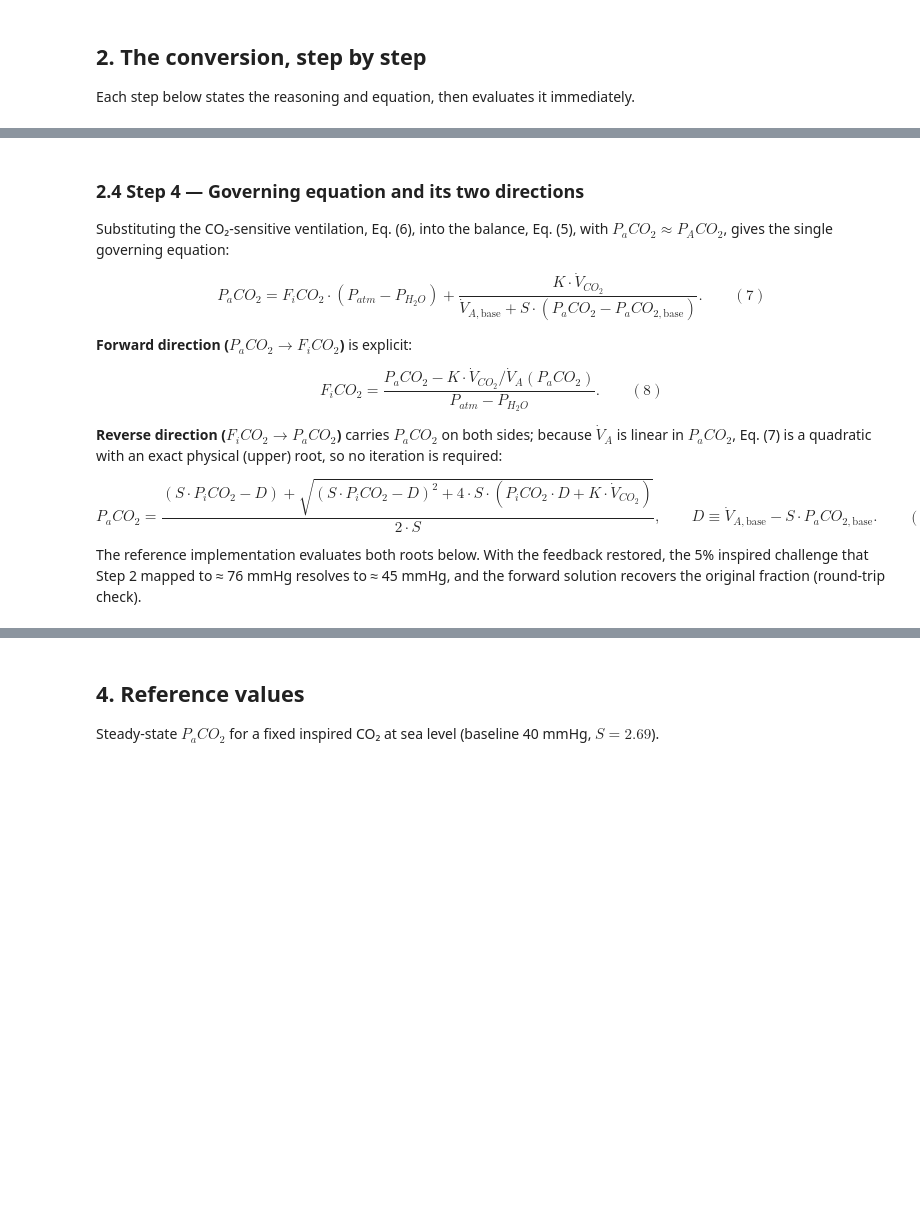
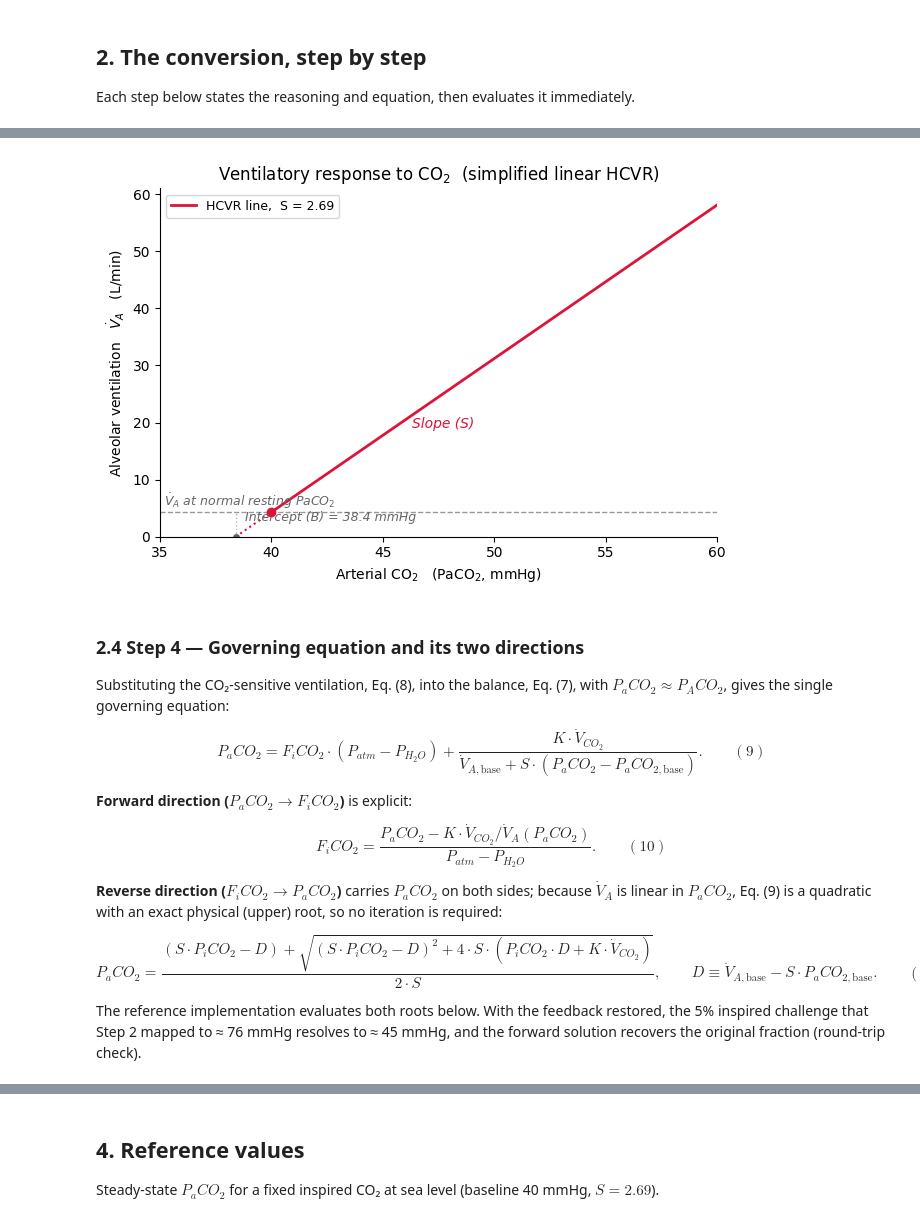
Before and after one commit to moonsukk/fico2-paco2-converter, a Jupyter notebook: FiCO2_PaCO2_conversion.ipynb, the cells around one changed output, grey strips where cells are left out. Cells and saved outputs as stored; diff of their text form; code cells hidden in the pictures; blank space fills up the shorter version.

```diff
--- a/FiCO2_PaCO2_conversion.ipynb
+++ b/FiCO2_PaCO2_conversion.ipynb
@@ -125,20 +153,64 @@ for paco2 in (40.0, 45.0, 60.0):
+# %%
+# Visualise Step 3: how alveolar ventilation rises with PaCO2 (simplified linear HCVR, S = 2.69).
+# Solid = region actually used (PaCO2 >= baseline); dotted = extrapolation below baseline, whose
+# x-intercept B is the apnoeic threshold; dashed line = ventilation at the normal resting PaCO2.
+try:
+    import numpy as np, matplotlib.pyplot as plt
+
+    B = PaCO2_base - VA_base / S                  # x-intercept of the HCVR line (apnoeic threshold)
+    x_used   = np.linspace(PaCO2_base, 60, 70)    # region actually used (PaCO2 >= baseline)
+    x_extrap = np.linspace(B, PaCO2_base, 20)     # extrapolation down to the intercept B
+
+    fig, ax = plt.subplots(figsize=(6.5, 4.5))
+
+    # horizontal asymptote: ventilation at the normal resting PaCO2
+    ax.axhline(VA_base, ls='--', color='0.6', lw=1)
+    ax.text(35.2, VA_base + 1.0, r'$\dot{V}_A$ at normal resting PaCO$_2$',
+            color='0.4', fontsize=9, style='italic')
+
+    # HCVR line: solid where used, dotted where extrapolated below baseline
+    ax.plot(x_used, VA_of(x_used), color='crimson', lw=2, label=f'HCVR line,  S = {S}')
+    ax.plot(x_extrap, VA_of(x_extrap), color='crimson', lw=1.5, ls=':')
+
+    # intercept B: vertical dotted guide + marker on the axis
+    ax.plot([B, B], [0, VA_base], ls=':', color='0.7', lw=1)
+    ax.plot([B], [0], marker='o', color='0.4', ms=4)
+    ax.annotate(f'Intercept (B) = {B:.1f} mmHg', xy=(B, 0), xytext=(B + 0.4, 2.8),
+                color='0.4', fontsize=9, style='italic')
+
+    # baseline operating point + slope label
+    ax.plot([PaCO2_base], [VA_base], 'o', color='crimson', ms=6, zorder=5)
+    ax.text(46.3, VA_of(45.5), 'Slope (S)', color='crimson', fontsize=10, style='italic')
+
+    ax.set_xlim(35, 60); ax.set_ylim(0, None)
+    ax.set_xlabel('Arterial CO$_2$   (PaCO$_2$, mmHg)')
+    ax.set_ylabel(r'Alveolar ventilation   $\dot{V}_A$   (L/min)')
+    ax.set_title('Ventilatory response to CO$_2$  (simplified linear HCVR)')
+    for s in ('top', 'right'):
+        ax.spines[s].set_visible(False)
+    ax.legend(loc='upper left', fontsize=9)
+    plt.tight_layout(); plt.show()
+except ImportError:
+    print('matplotlib/numpy not installed - run:  pip install matplotlib numpy')
+# %% [output]
+[figure, added]
 # %% [markdown]
 ### 2.4 Step 4 — Governing equation and its two directions
 
-Substituting the CO₂-sensitive ventilation, Eq. (6), into the balance, Eq. (5), with
+Substituting the CO₂-sensitive ventilation, Eq. (8), into the balance, Eq. (7), with
 $P_aCO_2 \approx P_ACO_2$, gives the single governing equation:
 
-$$P_aCO_2 = F_iCO_2 \cdot (P_{atm} - P_{H_2O}) + \frac{K \cdot \dot V_{CO_2}}{\dot V_{A,\text{base}} + S \cdot (P_aCO_2 - P_aCO_{2,\text{base}})}. \qquad (7)$$
+$$P_aCO_2 = F_iCO_2 \cdot (P_{atm} - P_{H_2O}) + \frac{K \cdot \dot V_{CO_2}}{\dot V_{A,\text{base}} + S \cdot (P_aCO_2 - P_aCO_{2,\text{base}})}. \qquad (9)$$
 
 **Forward direction ($P_aCO_2 \rightarrow F_iCO_2$)** is explicit:
 
-$$F_iCO_2 = \frac{P_aCO_2 - K \cdot \dot V_{CO_2} / \dot V_A(P_aCO_2)}{P_{atm} - P_{H_2O}}. \qquad (8)$$
+$$F_iCO_2 = \frac{P_aCO_2 - K \cdot \dot V_{CO_2} / \dot V_A(P_aCO_2)}{P_{atm} - P_{H_2O}}. \qquad (10)$$
 
 **Reverse direction ($F_iCO_2 \rightarrow P_aCO_2$)** carries $P_aCO_2$ on both sides; because
-$\dot V_A$ is linear in $P_aCO_2$, Eq. (7) is a quadratic with an exact physical (upper) root,
+$\dot V_A$ is linear in $P_aCO_2$, Eq. (9) is a quadratic with an exact physical (upper) root,
 so no iteration is required:
 
-$$P_aCO_2 = \frac{(S \cdot P_iCO_2 - D) + \sqrt{(S \cdot P_iCO_2 - D)^2 + 4 \cdot S \cdot (P_iCO_2 \cdot D + K \cdot \dot V_{CO_2})}}{2 \cdot S},\qquad D \equiv \dot V_{A,\text{base}} - S \cdot P_aCO_{2,\text{base}}. \qquad (9)$$
+$$P_aCO_2 = \frac{(S \cdot P_iCO_2 - D) + \sqrt{(S \cdot P_iCO_2 - D)^2 + 4 \cdot S \cdot (P_iCO_2 \cdot D + K \cdot \dot V_{CO_2})}}{2 \cdot S},\qquad D \equiv \dot V_{A,\text{base}} - S \cdot P_aCO_{2,\text{base}}. \qquad (11)$$
 
 The reference implementation evaluates both roots below. With the feedback restored, the 5%
 inspired challenge that Step 2 mapped to ≈ 76 mmHg resolves to ≈ 45 mmHg, and the forward
```
Also changed, not shown: parts of 20 cells of this notebook.
